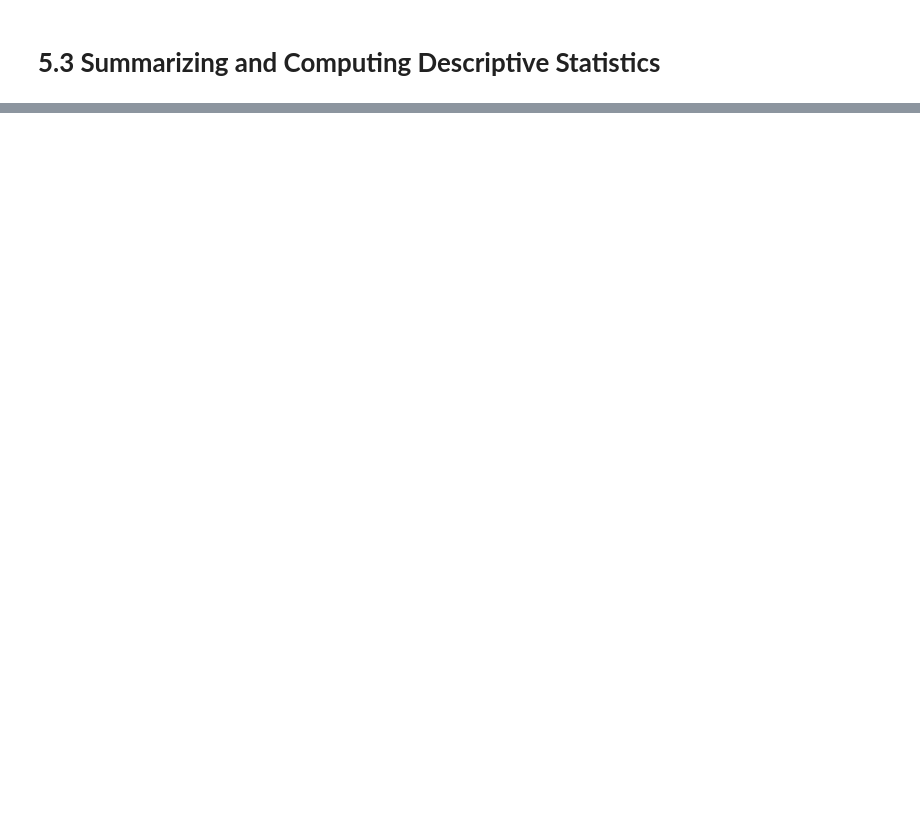
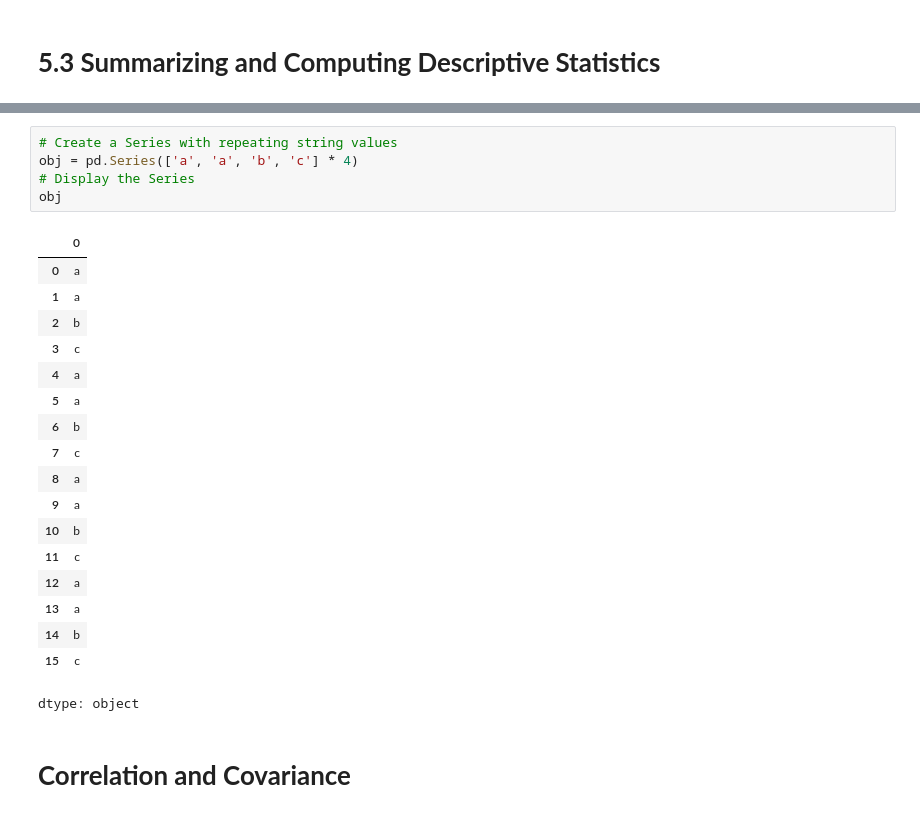
Before and after one commit to Saifullah785/python-for-data-analysis-notes, a Jupyter notebook: Chapter_05_Getting_Started_with_pandas/Chapter_05_Getting_Started_with_pandas.ipynb, the cells around one changed output, grey strips where cells are left out. Saved outputs shown, nothing was run; the diff lists cells and outputs as text; blank space fills up the shorter version.

```diff
--- a/Chapter_05_Getting_Started_with_pandas/Chapter_05_Getting_Started_with_pandas.ipynb
+++ b/Chapter_05_Getting_Started_with_pandas/Chapter_05_Getting_Started_with_pandas.ipynb
@@ -1400,0 +1769,26 @@ obj = pd.Series(range(5), index=['a', 'a', 'b', 'b', 'c'])
+# %%
+# Create a Series with repeating string values
+obj = pd.Series(['a', 'a', 'b', 'c'] * 4)
+# Display the Series
+obj
+# %% [output]
+|  | 0 |
+| 0 | a |
+| 1 | a |
+| 2 | b |
+| 3 | c |
+| 4 | a |
+| 5 | a |
+| 6 | b |
+| 7 | c |
+| 8 | a |
+| 9 | a |
+| 10 | b |
+| 11 | c |
+| 12 | a |
+| 13 | a |
+| 14 | b |
+| 15 | c |
+dtype: object
+# %% [markdown]
+# **Correlation and Covariance**
```
Also changed, not shown: parts of 62 cells of this notebook.
